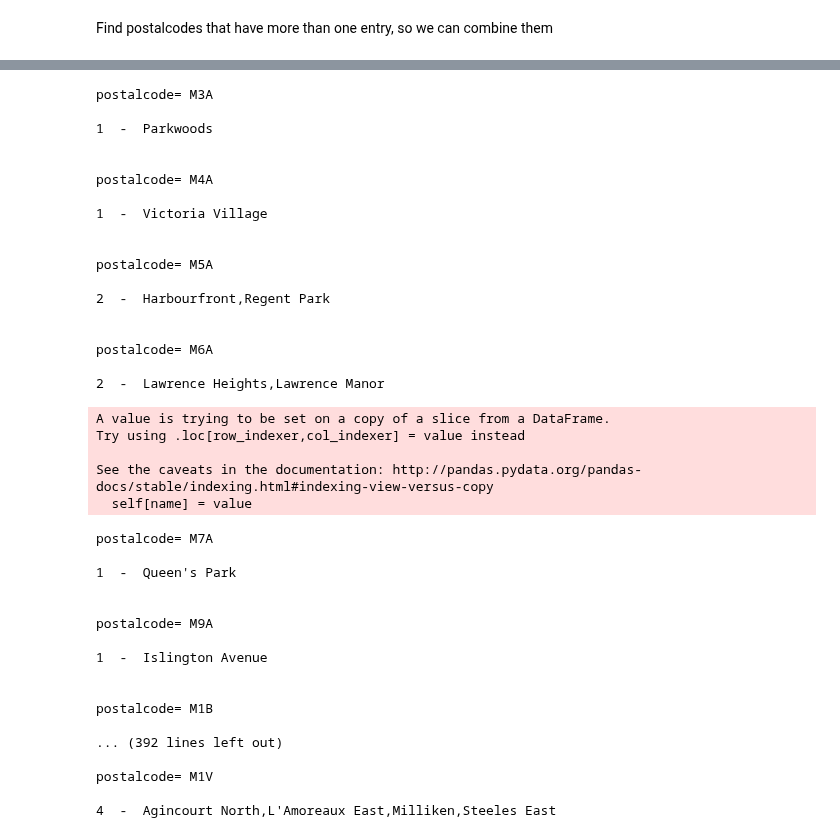
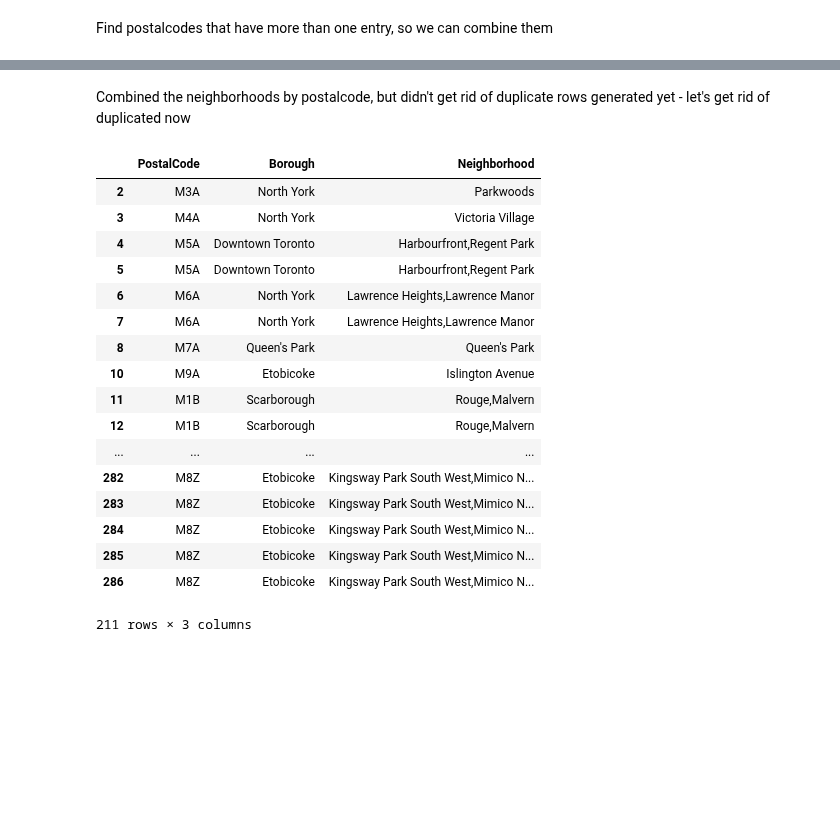
Before and after one commit to Brian-Lee/Coursera_Capstone, a Jupyter notebook: Brian's Week 3 hw.ipynb, the cells around one changed output, grey strips where cells are left out. Drawn from its saved outputs; the diff is of its cells as text; code cells hidden in the pictures; blank space fills up the shorter version.

```diff
--- a/Brian's Week 3 hw.ipynb
+++ b/Brian's Week 3 hw.ipynb
@@ -218,53 +207,39 @@ M2R    1
 Name: PostalCode, Length: 103, dtype: int64>
 # %%
-
+#new_df = df
 for postalcode in all_postalcodes:
-    print('\n\npostalcode=', postalcode, '\n')
+    #print('\n\npostalcode=', postalcode, '\n')
     neighborhoods_to_combine = df[df['PostalCode']==postalcode].Neighborhood.unique()
     number_of_neighborhoods_to_combine = neighborhoods_to_combine.size
     neighborhoods_to_combine_csv_str = ','.join(map(str, neighborhoods_to_combine))
 
-    print(number_of_neighborhoods_to_combine, ' - ', neighborhoods_to_combine_csv_str)
-    rows = df[df['PostalCode']==postalcode]
-    rows.Neighborhood=neighborhoods_to_combine_csv_str
+    #print(number_of_neighborhoods_to_combine, ' - ', neighborhoods_to_combine_csv_str)
+    #rows = df[df['PostalCode']==postalcode]
+    #rows.Neighborhood=neighborhoods_to_combine_csv_str
+    df.loc[df.PostalCode == postalcode, 'Neighborhood'] = neighborhoods_to_combine_csv_str
+
+    #print(rows)
+    #new_df.append(rows)
-# %% [output]
-postalcode= M3A
-
-1  -  Parkwoods
-
-
-postalcode= M4A
-
-1  -  Victoria Village
-
-
-postalcode= M5A
-
-2  -  Harbourfront,Regent Park
-
-
-postalcode= M6A
-
-2  -  Lawrence Heights,Lawrence Manor
-A value is trying to be set on a copy of a slice from a DataFrame.
-Try using .loc[row_indexer,col_indexer] = value instead
-
-See the caveats in the documentation: http://pandas.pydata.org/pandas-docs/stable/indexing.html#indexing-view-versus-copy
-  self[name] = value
-postalcode= M7A
-
-1  -  Queen's Park
-
-
-postalcode= M9A
-
-1  -  Islington Avenue
-
-
-postalcode= M1B
-
-... (392 lines left out)
-
-postalcode= M1V
-
-4  -  Agincourt North,L'Amoreaux East,Milliken,Steeles East
+# %% [markdown]
+Combined the neighborhoods by postalcode, but didn't get rid of duplicate rows generated yet - let's get rid of duplicated now
+# %%
+df
+# %% [output]
+|  | PostalCode | Borough | Neighborhood |
+| 2 | M3A | North York | Parkwoods |
+| 3 | M4A | North York | Victoria Village |
+| 4 | M5A | Downtown Toronto | Harbourfront,Regent Park |
+| 5 | M5A | Downtown Toronto | Harbourfront,Regent Park |
+| 6 | M6A | North York | Lawrence Heights,Lawrence Manor |
+| 7 | M6A | North York | Lawrence Heights,Lawrence Manor |
+| 8 | M7A | Queen's Park | Queen's Park |
+| 10 | M9A | Etobicoke | Islington Avenue |
+| 11 | M1B | Scarborough | Rouge,Malvern |
+| 12 | M1B | Scarborough | Rouge,Malvern |
+| ... | ... | ... | ... |
+| 282 | M8Z | Etobicoke | Kingsway Park South West,Mimico N... |
+| 283 | M8Z | Etobicoke | Kingsway Park South West,Mimico N... |
+| 284 | M8Z | Etobicoke | Kingsway Park South West,Mimico N... |
+| 285 | M8Z | Etobicoke | Kingsway Park South West,Mimico N... |
+| 286 | M8Z | Etobicoke | Kingsway Park South West,Mimico N... |
+211 rows × 3 columns
```
Also changed, not shown: parts of 2 cells of this notebook.
